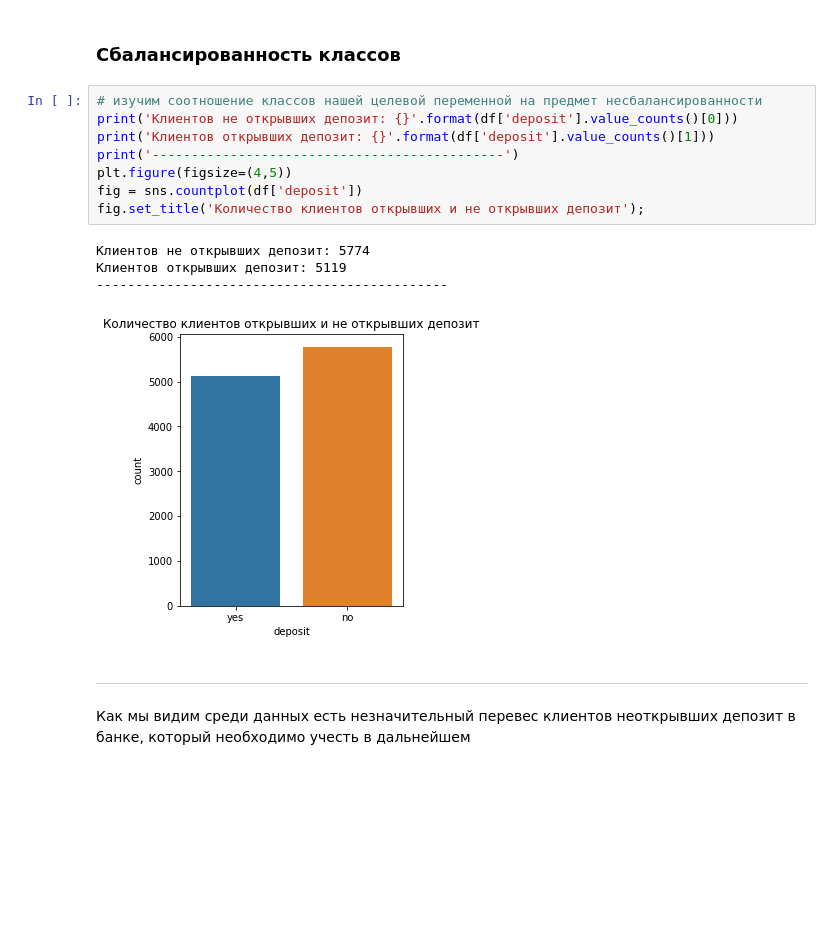
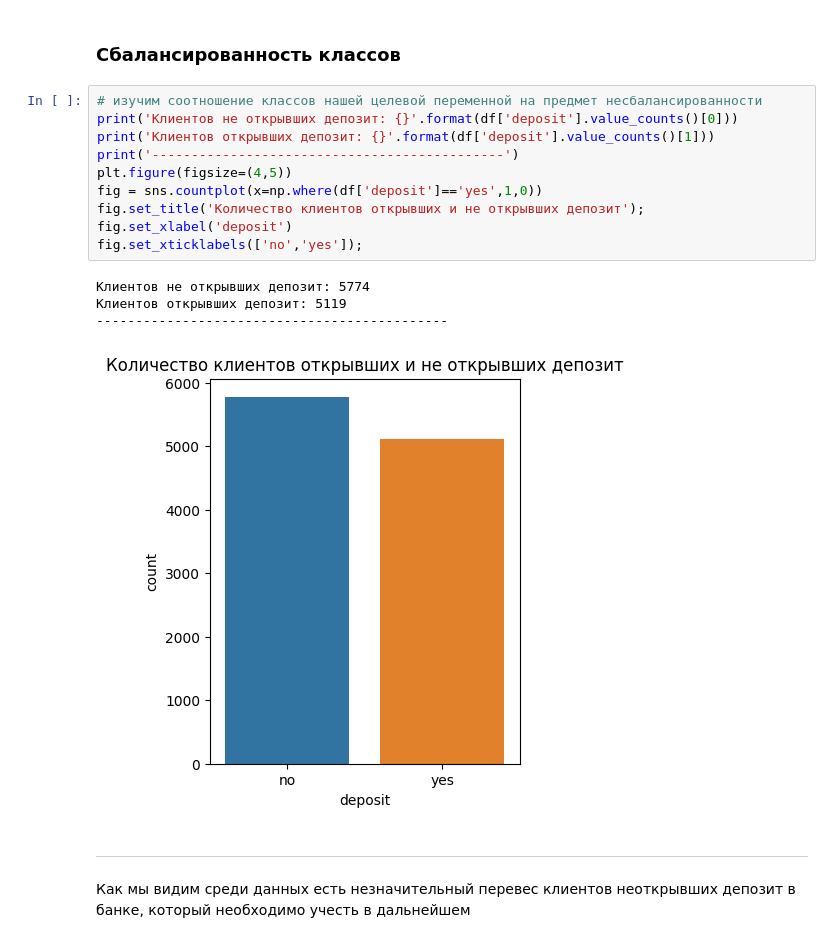
Before and after one commit to dutch1989/SF-Projects, a Jupyter notebook: SF Projects/project 3/Project_3.ipynb, the cells around one changed output. Cells and saved outputs as stored; diff of their text form; blank space fills up the shorter version.

```diff
--- a/SF Projects/project 3/Project_3.ipynb
+++ b/SF Projects/project 3/Project_3.ipynb
@@ -163,16 +161,18 @@ df = df[mask]
 # %%
 # изучим соотношение классов нашей целевой переменной на предмет несбалансированности
 print('Клиентов не открывших депозит: {}'.format(df['deposit'].value_counts()[0]))
 print('Клиентов открывших депозит: {}'.format(df['deposit'].value_counts()[1]))
 print('---------------------------------------------')
 plt.figure(figsize=(4,5))
-fig = sns.countplot(df['deposit'])
+fig = sns.countplot(x=np.where(df['deposit']=='yes',1,0))
 fig.set_title('Количество клиентов открывших и не открывших депозит');
+fig.set_xlabel('deposit')
+fig.set_xticklabels(['no','yes']);
 # %% [output]
 Клиентов не открывших депозит: 5774
 Клиентов открывших депозит: 5119
 ---------------------------------------------
-[figure, old version]
+[figure, new version]
 # %% [markdown]
 
 
```
Also changed, not shown: parts of 20 cells of this notebook.
